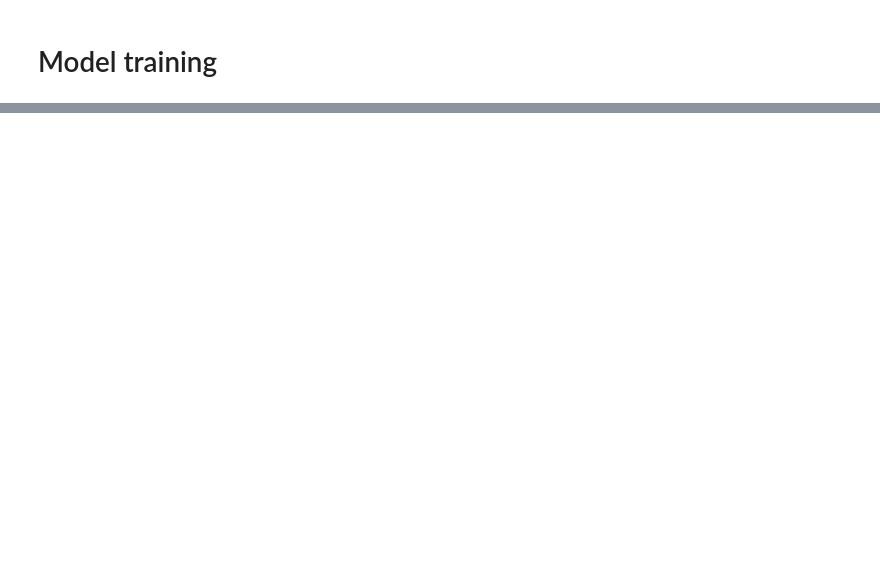
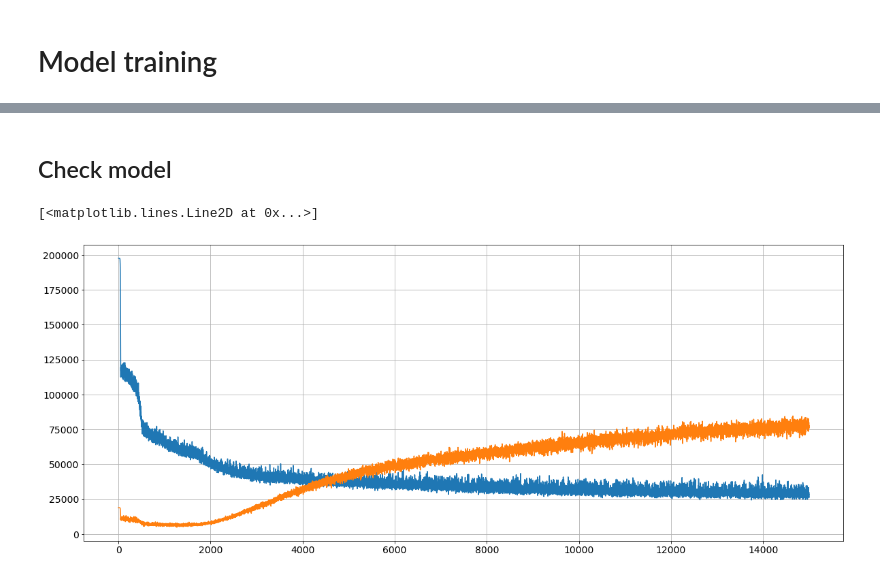
Before and after one commit to ikekee/HousePrices, a Jupyter notebook: HousePrices.ipynb, the cells around one changed output, grey strips where cells are left out. Cells and saved outputs as stored; diff of their text form; code cells hidden in the pictures; blank space fills up the shorter version.

Commit message:
First commit with feature engineering and model

```diff
--- a/HousePrices.ipynb
+++ b/HousePrices.ipynb
@@ -182,0 +238,5 @@ submission
+# %%
+input_size = len(X_train.columns)
+learning_rate = 0.001
+batch_size = 200
+n_epochs = 15000
@@ -182,0 +256,2 @@ submission
+# %%
+model = NN(input_size=input_size).to(device)
@@ -182,0 +260,3 @@ submission
+# %%
+criterion = nn.MSELoss()
+optimizer = optim.Adam(model.parameters(), lr=learning_rate)
@@ -182,0 +265,28 @@ submission
+# %%
+global_train_loss = []
+test_loss = []
+for epoch in range(n_epochs):
+    loss_sum = 0
+
+    for batch_idx, (data, targets) in enumerate(train_loader):
+        # data to cuda
+        data = data.to(device=device)
+        targets = targets.view(targets.size(0), -1).to(device=device)
+
+        optimizer.zero_grad()
+
+        # forward
+        scores = model(data)
+        loss = criterion(scores, targets)
+        loss_sum += loss
+
+        # backward
+        loss.backward()
+
+        # optimizer step
+        optimizer.step()
+    temp_test_loss = evaluate(test_loader, model).cpu().detach().numpy()
+    print(f'Epoch {epoch}, train_loss: {torch.sqrt(loss_sum/len(train_loader))}, test_loss: {temp_test_loss}')
+
+    global_train_loss.append(np.sqrt((loss_sum/len(train_loader)).cpu().detach().numpy()))
+    test_loss.append(temp_test_loss)
@@ -182,0 +311,10 @@ submission
+# %% [markdown]
+## Check model
+# %%
+plt.figure(figsize=(20, 8))
+plt.grid(True)
+plt.plot(range(len(global_train_loss)), global_train_loss)
+plt.plot(range(len(test_loss)), test_loss)
+# %% [output]
+[<matplotlib.lines.Line2D at 0x...>]
+[figure, added]
```
Also changed, not shown: parts of 44 cells of this notebook.
